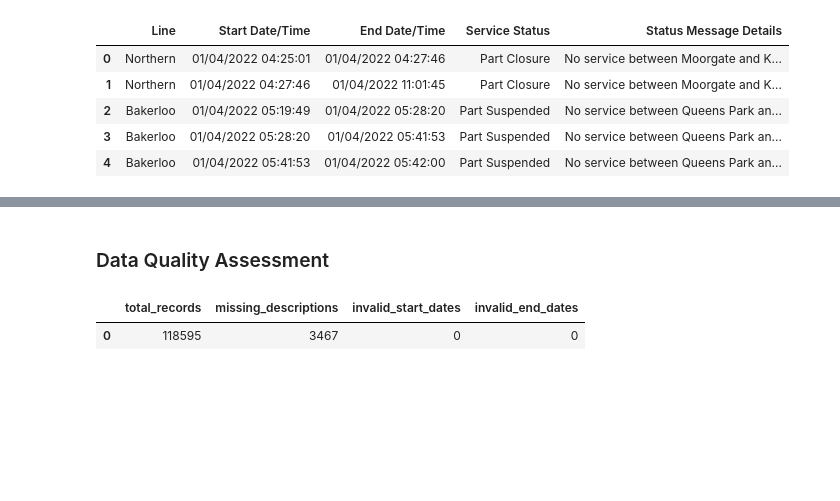
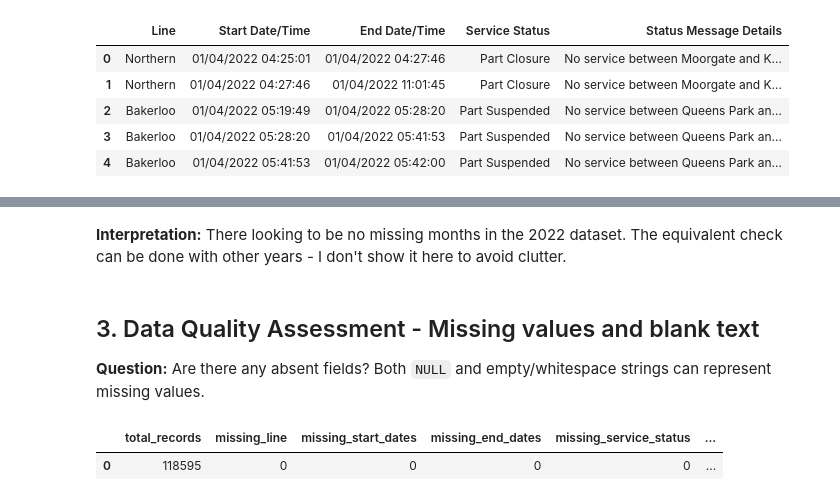
Before and after one commit to RithinBhudia/RouteRadar, a Jupyter notebook: notebooks/01_profiling_historical.ipynb, the cells around one changed output, grey strips where cells are left out. Cells and saved outputs as stored; diff of their text form; code cells hidden in the pictures; blank space fills up the shorter version.

```diff
--- a/notebooks/01_profiling_historical.ipynb
+++ b/notebooks/01_profiling_historical.ipynb
@@ -36,26 +210,42 @@ LIMIT 5
+# %% [markdown]
+**Interpretation:** There looking to be no missing months in the 2022 dataset. The equivalent check can be done with other years - I don't show it here to avoid clutter.
 # %% [markdown]
-### Data Quality Assessment
+## 3. Data Quality Assessment - Missing values and blank text
+**Question:** Are there any absent fields? Both `NULL` and empty/whitespace strings can represent missing values.
 # %%
 quality = conn.execute("""
 SELECT COUNT(*) AS total_records,
 
 COUNT(*) FILTER(
-WHERE "Status Message Details" IS NULL
-OR TRIM("Status Message Details") = ''
-) AS missing_descriptions,
+WHERE "line" IS NULL
+OR TRIM("line") = ''
+) AS missing_line,
 
 COUNT(*) FILTER(
 WHERE TRY_STRPTIME("Start Date/Time", '%d/%m/%Y %H:%M:%S') IS NULL
-) AS invalid_start_dates,
+OR TRIM("Start Date/Time") = ''
+) AS missing_start_dates,
 
 COUNT(*) FILTER(
 WHERE TRY_STRPTIME("End Date/Time", '%d/%m/%Y %H:%M:%S') IS NULL
-) AS invalid_end_dates,
+OR TRIM("End Date/Time") = ''
+) AS missing_end_dates,
+
+COUNT(*) FILTER(
+WHERE "Service Status" IS NULL
+OR TRIM("Service Status") = ''
+) AS missing_service_status,
+
+
+COUNT(*) FILTER(
+WHERE "Status Message Details" IS NULL
+OR TRIM("Status Message Details") = ''
+) AS missing_status_message_details,
 
 FROM raw_service_status
 """).df()
 
 display(quality)
 # %% [output]
-|  | total_records | missing_descriptions | invalid_start_dates | invalid_end_dates |
-| 0 | 118595 | 3467 | 0 | 0 |
+|  | total_records | missing_line | missing_start_dates | missing_end_dates | missing_service_status | ... |
+| 0 | 118595 | 0 | 0 | 0 | 0 | ... |
```
Also changed, not shown: parts of 27 cells of this notebook.
